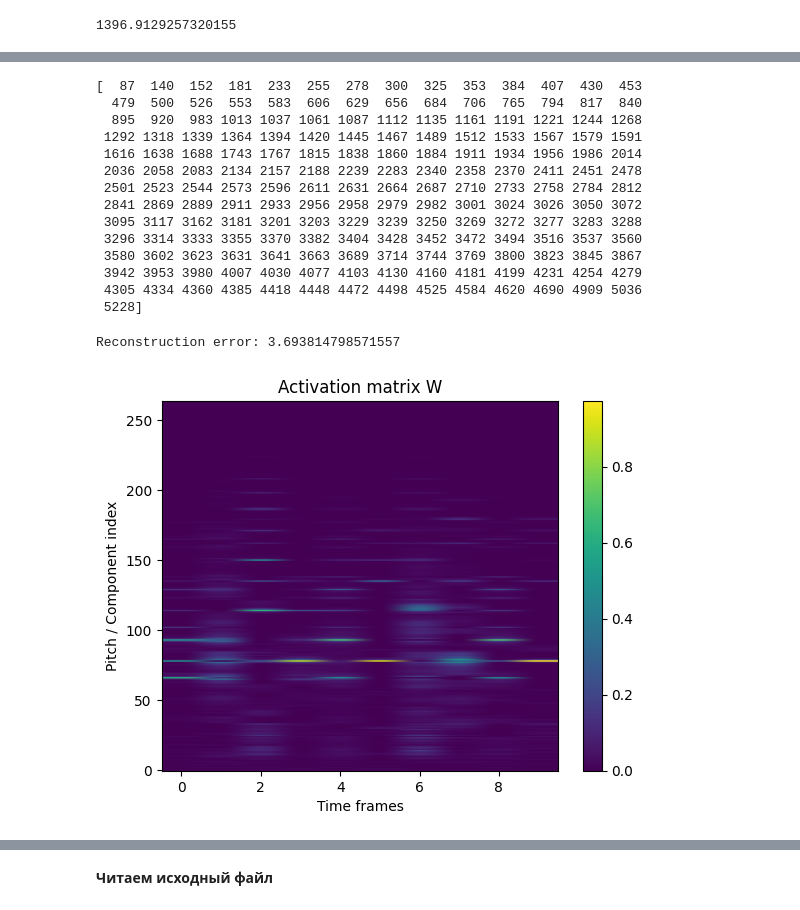
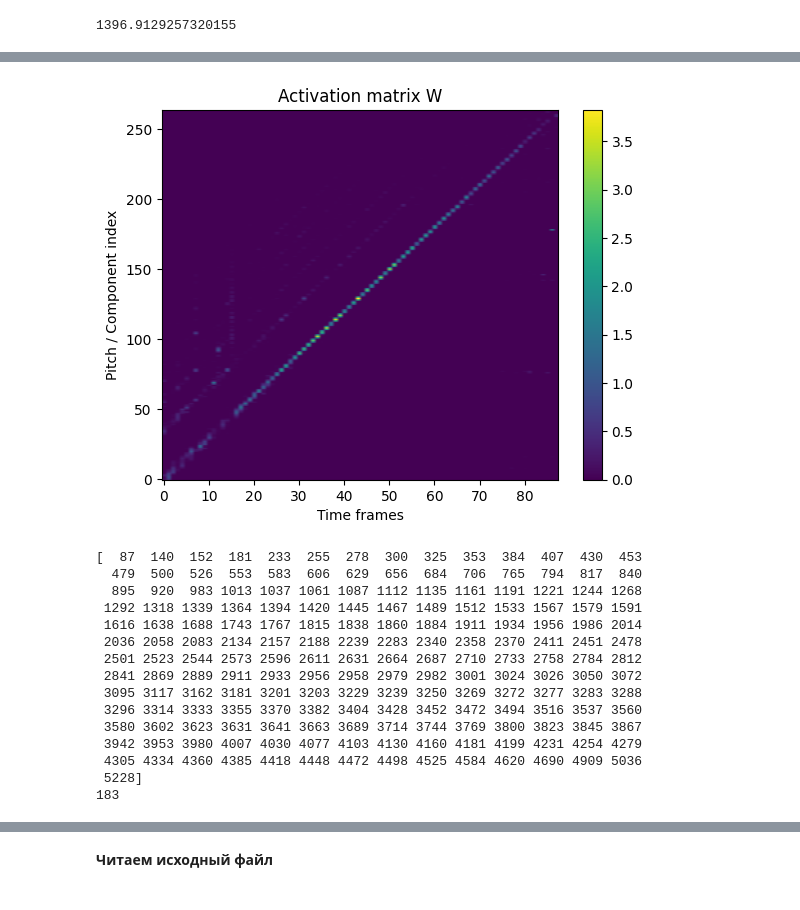
Before and after one commit to bierml/NMFforAMT, a Jupyter notebook: Experimental/Music_Transcribing[NMF].ipynb, the cells around one changed output, grey strips where cells are left out. Saved outputs shown, nothing was run; the diff lists cells and outputs as text; code cells hidden in the pictures.

```diff
--- a/Experimental/Music_Transcribing[NMF].ipynb
+++ b/Experimental/Music_Transcribing[NMF].ipynb
@@ -140,5 +218,38 @@ plt.show()
+# %%
+H_0 = np.random.rand(88, spectrogram_norm.shape[1])
+#nmf = nimfa.Nmf(spectrogram_compressed, seed='fixed', W=W_temp)
+nmf = nimfa.Nmf(
+    spectrogram_norm,
+    rank=K,
+    seed='fixed',
+    W=W_0,
+    H=H_0,
+    max_iter=200,
+    beta=1, sparsity=(None, 0.2),
+    objective='div',
+    update='divergence'
+)
+nmf_fit = nmf()
+W_est = nmf_fit.basis()
+H_est = nmf_fit.coef()
+# %%
+import matplotlib.pyplot as plt
+plt.figure()
+#plt.imshow(H_v, aspect='auto', origin='lower')
+#plt.imshow(Y[:,140:160], aspect='auto', origin='lower')
+plt.imshow(W_est, aspect='auto', origin='lower')
+#plt.imshow(W_i, aspect='auto', origin='lower')
+#plt.imshow(Y, aspect='auto', origin='lower')
+plt.colorbar()
+plt.title("Activation matrix W")
+plt.xlabel("Time frames")
+plt.ylabel("Pitch / Component index")
+plt.show()
+# %% [output]
+[figure, added]
 # %%
 print(onsets)
+print(len(onsets))
 # %% [output]
 [  87  140  152  181  233  255  278  300  325  353  384  407  430  453
   479  500  526  553  583  606  629  656  684  706  765  794  817  840
@@ -154,3 +265,4 @@ print(onsets)
  3942 3953 3980 4007 4030 4077 4103 4130 4160 4181 4199 4231 4254 4279
  4305 4334 4360 4385 4418 4448 4472 4498 4525 4584 4620 4690 4909 5036
  5228]
+183
@@ -251,36 +268,0 @@ def snmf(V, rank, l1_target, l2_target, num_iters=100, mu=1e-3, seed=None):
-# %%
-'''W, H = snmf(
-    V,
-    rank=10,
-    l1_target=5.0,
-    l2_target=2.0,
-    num_iters=200,
-    mu=1e-3,
-    seed=42
-)'''
-#V = np.abs(np.random.randn(50, 30))
-W, H = snmf(
-    spectrogram_norm[:,87:287],
-    rank=10,
-    l1_target=10.0,   # less restrictive
-    l2_target=5.0,
-    num_iters=100,
-    mu=1e-2
-)
-
-print("Reconstruction error:", np.linalg.norm(spectrogram_norm[:,87:287] - W @ H))
-
-import matplotlib.pyplot as plt
-plt.figure()
-#plt.imshow(H_v, aspect='auto', origin='lower')
-#plt.imshow(Y[:,140:160], aspect='auto', origin='lower')
-plt.imshow(W, aspect='auto', origin='lower')
-#plt.imshow(Y, aspect='auto', origin='lower')
-plt.colorbar()
-plt.title("Activation matrix W")
-plt.xlabel("Time frames")
-plt.ylabel("Pitch / Component index")
-plt.show()
-# %% [output]
-Reconstruction error: 3.693814798571557
-[figure, removed]
```
Also changed, not shown: parts of 44 cells of this notebook, 2 other files.
